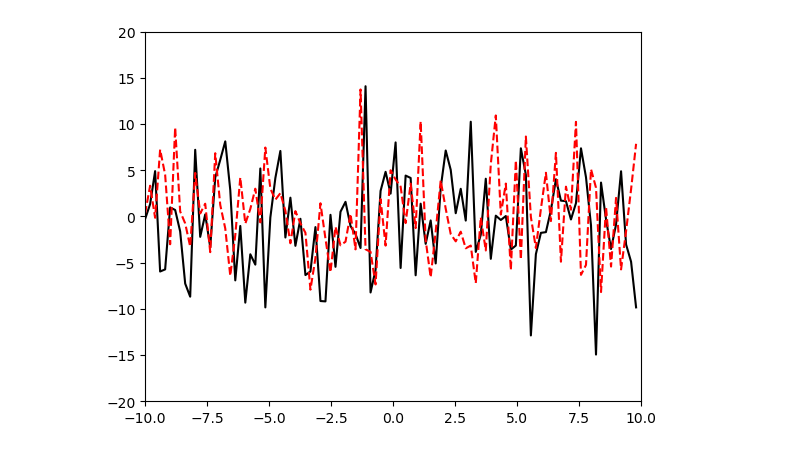
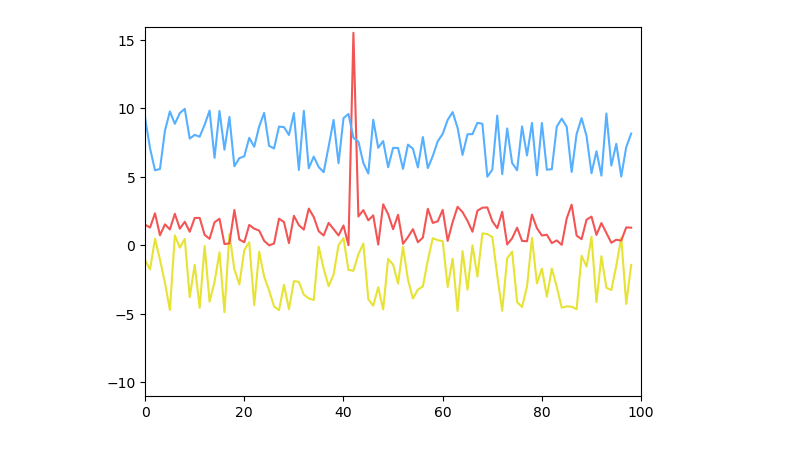
Before and after one commit to Delen0828/gif_maker, a Jupyter notebook: test.ipynb, the cells around one changed output. Drawn from its saved outputs; the diff is of its cells as text; code cells hidden in the pictures.

```diff
--- a/test.ipynb
+++ b/test.ipynb
@@ -24,27 +24,40 @@ def rand_func():
+# %%
+def xlist_create(duration):
+	return list(range(0,duration,1))
+def ylist_create(index,avg,var,spike,spike_h,duration):
+	baseline=np.ones(duration)*avg
+	variation=np.random.random(duration)*var
+	if (spike == 1):
+		variation[np.random.randint(duration)]+=spike_h*var
+	return baseline+variation
 # %%
 DURATION=100
 LINE_NUM=3
-AVG=[-10,0,10]
-VAR=[3,2,1]
+AVG=[-5,0,5]
+VAR=[6,3,5]
 SPIKE=[0,1,0]
+SPIKE_H=5
+CBF_PALLETE=['#000000','#F35555','#56B0FF','#E6E335']
 # %%
 fig = plt.figure()
 xlist=[] #Length of the line
-ylist=[] #function that INPUT: AVG,VAR,SPIKE, OUTPUT: A series of num
+ylist=[] #function that INPUT: AVG,VAR,SPIKE,OUTPUT: A series of num
+linelist=[]
+pallete=random.sample(CBF_PALLETE,k=LINE_NUM)
 for i in range(LINE_NUM):
-	l, = plt.plot([], [], 'k-')
+	l, = plt.plot([], [], color=pallete[i])
 	xlist.append(xlist_create(DURATION))
-	ylist.append(ylist_create(i,AVG[i],VAR[i],SPIKE[i]))
-
-	plt.xlim(min(xlist[-1]),max(xlist[-1])) #depend on Duration
-	plt.ylim(-20, 20) #depend on MAX(avg)+Spike or Var
+	ylist.append(ylist_create(i,AVG[i],VAR[i],SPIKE[i],SPIKE_H,DURATION))
+	plt.xlim(0,DURATION) #depend on Duration
+	plt.ylim(-min(ylist[-1])-max(VAR), max(ylist[-1])+max(VAR))
+	linelist.append(l)
 
 writer = anime.PillowWriter(fps=50)
 
 with writer.saving(fig, "trace.gif", 100):
-	xlist, ylist=rand_func()
-	for i in range(0,100):
-		l.set_data(xlist[:i], ylist[:i])
-		writer.grab_frame()
+	for i in range(LINE_NUM):
+		for j in range(DURATION):
+			linelist[i].set_data(xlist[i][:j], ylist[i][:j])
+			writer.grab_frame()
 # %% [output]
-[figure, old version]
+[figure, new version]
```
Also changed, not shown: parts of 1 cell of this notebook, 50 other files.
